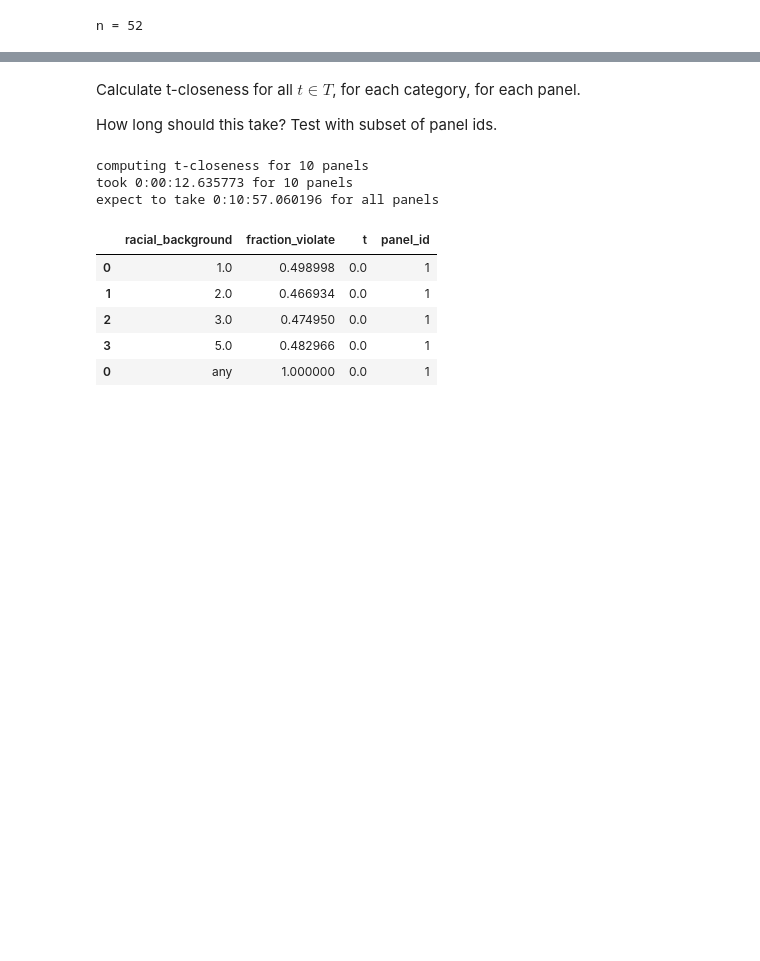
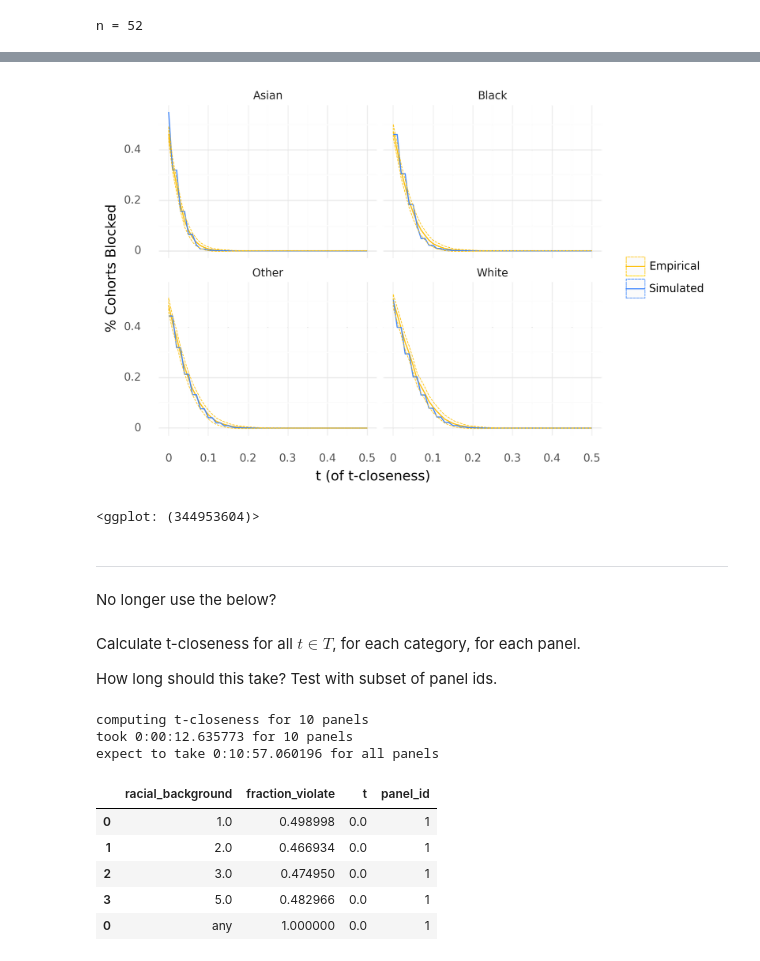
Before and after one commit to aberke/floc-analysis, a Jupyter notebook: notebooks/t-closeness-for-comscore-panels-by-race.ipynb, the cells around one changed output, grey strips where cells are left out. Saved outputs shown, nothing was run; the diff lists cells and outputs as text; code cells hidden in the pictures; blank space fills up the shorter version.

```diff
--- a/notebooks/t-closeness-for-comscore-panels-by-race.ipynb
+++ b/notebooks/t-closeness-for-comscore-panels-by-race.ipynb
@@ -17,7 +17,7 @@ The cohorts have already been computed for 520 panels generated via a random str
 Here we analyze those panels w.r.t. t-closeness, where race is the sensitive category.
 # %%
 # values of t to evaluate
-T_increments = 0.01
+T_increments = 0.005
 T_max = 0.5
 T = np.arange(0, T_max+T_increments, T_increments)
 ## Demographic mappings
@@ -258,0 +162,12 @@ _ = axes[0].set_ylabel('fraction expected violation')
+# %%
+def aggregate_t_closeness_violations(df,
+                                     demo_col='racial_background',
+                                     values_map=race_values):
+    return (df
+        .groupby(['t', demo_col])
+        .agg({'fraction_violate': [np.mean,
+               lambda x: np.mean(x) + 1.96*np.std(x),
+               lambda x: np.mean(x) - 1.96*np.std(x)]})
+        .set_axis(['fraction_violate', 'upper', 'lower'], axis=1, inplace=False)
+        .reset_index()
+)
@@ -259,3 +222,35 @@ _ = axes[0].set_ylabel('fraction expected violation')
+# %%
+from plotnine import (ggplot, geom_point, aes, stat_smooth,
+                      facet_wrap, geom_bar, element_text,
+                      theme, theme_minimal, labs, element_blank,
+                      element_line, geom_path, geom_ribbon, scale_color_manual)
+from style_config import RED, BLUE, GREEN, ORANGE
+
+(plot_df
+ .query("race != 'any'")
+ .assign(race=lambda x: x.race.map(lambda x: x.capitalize()))
+ .pipe(lambda df:
+     ggplot(df, aes(x='t', y='fraction_violate', color='kind')) +
+     geom_path() +
+     geom_ribbon(aes(x='t', ymin='lower', ymax='upper', color='kind'),
+                 alpha=0.02, linetype='dashed', size=0.3) +
+     facet_wrap("~race") +
+     theme_minimal() +
+       labs(x="t (of t-closeness)",
+           y='% Cohorts Blocked',
+           color="") +
+       theme(
+           #legend_position='bottom',
+           dpi=300) +
+       scale_color_manual(values=[ORANGE,BLUE,RED, GREEN])
+    )
+)
+# %% [output]
+[figure, added]
+<ggplot: (344953604)>
+# %% [markdown]
+---
+No longer use the below?
 # %%
 def get_cohort_demo_fractions_df(panel_df, cohort_name='cohort',
                                 demo_col='racial_background'):
```
Also changed, not shown: parts of 36 cells of this notebook.
